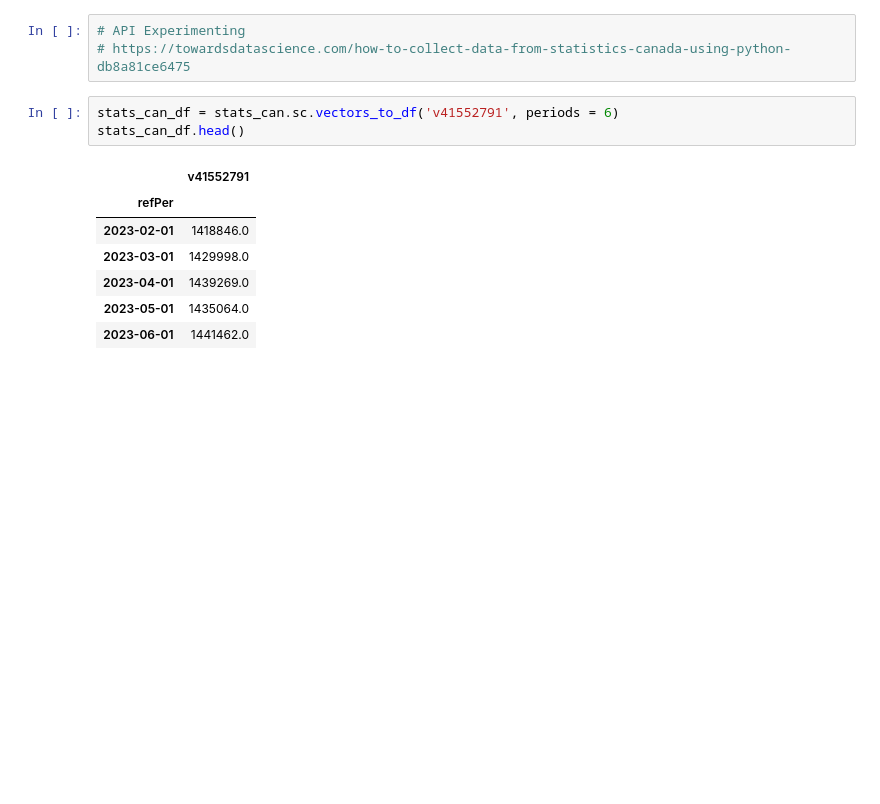
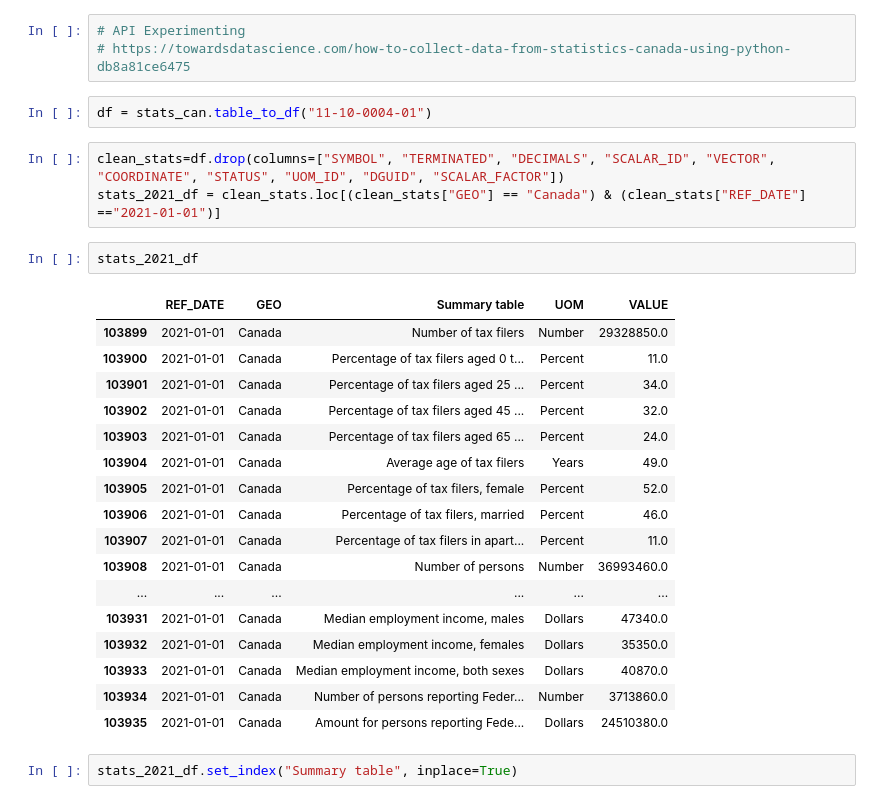
Before and after one commit to rwoodill/credit-card-defaulter-analysis, a Jupyter notebook: main-Rachel.ipynb, the cells around one changed output. Saved outputs shown, nothing was run; the diff lists cells and outputs as text; blank space fills up the shorter version.

```diff
--- a/main-Rachel.ipynb
+++ b/main-Rachel.ipynb
@@ -214,14 +216,30 @@ plt.show()
 # %%
 # API Experimenting
 # https://towardsdatascience.com/how-to-collect-data-from-statistics-canada-using-python-db8a81ce6475
-# %%
-stats_can_df = stats_can.sc.vectors_to_df('v41552791', periods = 6)
-stats_can_df.head()
-# %% [output]
-|  | v41552791 |
-| refPer |  |
-| 2023-02-01 | 1418846.0 |
-| 2023-03-01 | 1429998.0 |
-| 2023-04-01 | 1439269.0 |
-| 2023-05-01 | 1435064.0 |
-| 2023-06-01 | 1441462.0 |
+# %%
+df = stats_can.table_to_df("11-10-0004-01")
+# %%
+clean_stats=df.drop(columns=["SYMBOL", "TERMINATED", "DECIMALS", "SCALAR_ID", "VECTOR", "COORDINATE", "STATUS", "UOM_ID", "DGUID", "SCALAR_FACTOR"])
+stats_2021_df = clean_stats.loc[(clean_stats["GEO"] == "Canada") & (clean_stats["REF_DATE"] =="2021-01-01")]
+# %%
+stats_2021_df
+# %% [output]
+|  | REF_DATE | GEO | Summary table | UOM | VALUE |
+| 103899 | 2021-01-01 | Canada | Number of tax filers | Number | 29328850.0 |
+| 103900 | 2021-01-01 | Canada | Percentage of tax filers aged 0 t... | Percent | 11.0 |
+| 103901 | 2021-01-01 | Canada | Percentage of tax filers aged 25 ... | Percent | 34.0 |
+| 103902 | 2021-01-01 | Canada | Percentage of tax filers aged 45 ... | Percent | 32.0 |
+| 103903 | 2021-01-01 | Canada | Percentage of tax filers aged 65 ... | Percent | 24.0 |
+| 103904 | 2021-01-01 | Canada | Average age of tax filers | Years | 49.0 |
+| 103905 | 2021-01-01 | Canada | Percentage of tax filers, female | Percent | 52.0 |
+| 103906 | 2021-01-01 | Canada | Percentage of tax filers, married | Percent | 46.0 |
+| 103907 | 2021-01-01 | Canada | Percentage of tax filers in apart... | Percent | 11.0 |
+| 103908 | 2021-01-01 | Canada | Number of persons | Number | 36993460.0 |
+| ... | ... | ... | ... | ... | ... |
+| 103931 | 2021-01-01 | Canada | Median employment income, males | Dollars | 47340.0 |
+| 103932 | 2021-01-01 | Canada | Median employment income, females | Dollars | 35350.0 |
+| 103933 | 2021-01-01 | Canada | Median employment income, both sexes | Dollars | 40870.0 |
+| 103934 | 2021-01-01 | Canada | Number of persons reporting Feder... | Number | 3713860.0 |
+| 103935 | 2021-01-01 | Canada | Amount for persons reporting Fede... | Dollars | 24510380.0 |
+# %%
+stats_2021_df.set_index("Summary table", inplace=True)
```
Also changed, not shown: parts of 6 cells of this notebook, 3 other files.
